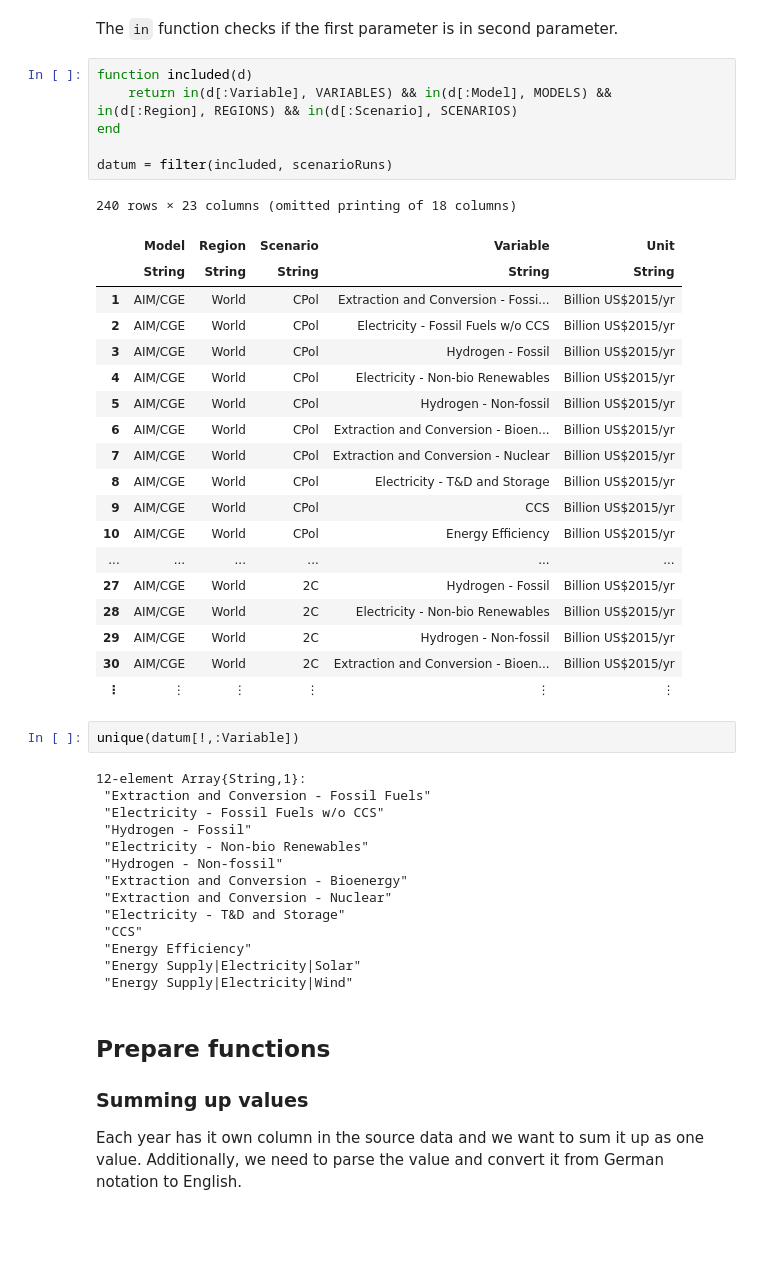
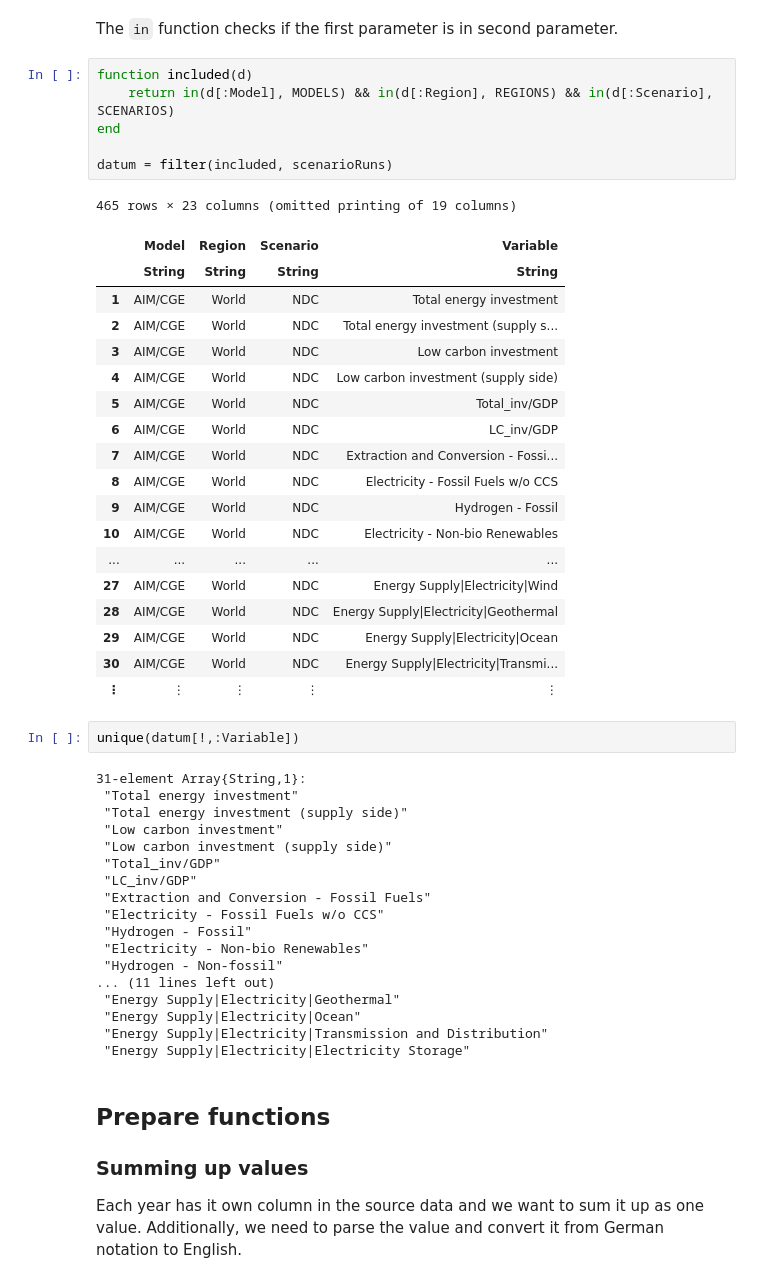
Before and after one commit to SensesProject/investment-opportunities, a Jupyter notebook: data/Investment Opportunities and Alignment.ipynb, the cells around one changed output. Saved outputs shown, nothing was run; the diff lists cells and outputs as text; blank space fills up the shorter version.

```diff
--- a/data/Investment Opportunities and Alignment.ipynb
+++ b/data/Investment Opportunities and Alignment.ipynb
@@ -234,46 +256,50 @@ After defining the valid values, we filter the runs by checking if each attribut
 The `in` function checks if the first parameter is in second parameter.
 # %%
 function included(d)
-    return in(d[:Variable], VARIABLES) && in(d[:Model], MODELS) && in(d[:Region], REGIONS) && in(d[:Scenario], SCENARIOS)
+    return in(d[:Model], MODELS) && in(d[:Region], REGIONS) && in(d[:Scenario], SCENARIOS)
 end
 
 datum = filter(included, scenarioRuns)
 # %% [output]
-240 rows × 23 columns (omitted printing of 18 columns)
+465 rows × 23 columns (omitted printing of 19 columns)
-|  | Model | Region | Scenario | Variable | Unit |
-|  | String | String | String | String | String |
-| 1 | AIM/CGE | World | CPol | Extraction and Conversion - Fossi... | Billion US$2015/yr |
-| 2 | AIM/CGE | World | CPol | Electricity - Fossil Fuels w/o CCS | Billion US$2015/yr |
-| 3 | AIM/CGE | World | CPol | Hydrogen - Fossil | Billion US$2015/yr |
-| 4 | AIM/CGE | World | CPol | Electricity - Non-bio Renewables | Billion US$2015/yr |
-| 5 | AIM/CGE | World | CPol | Hydrogen - Non-fossil | Billion US$2015/yr |
-| 6 | AIM/CGE | World | CPol | Extraction and Conversion - Bioen... | Billion US$2015/yr |
-| 7 | AIM/CGE | World | CPol | Extraction and Conversion - Nuclear | Billion US$2015/yr |
-| 8 | AIM/CGE | World | CPol | Electricity - T&D and Storage | Billion US$2015/yr |
-| 9 | AIM/CGE | World | CPol | CCS | Billion US$2015/yr |
-| 10 | AIM/CGE | World | CPol | Energy Efficiency | Billion US$2015/yr |
-| ... | ... | ... | ... | ... | ... |
-| 27 | AIM/CGE | World | 2C | Hydrogen - Fossil | Billion US$2015/yr |
-| 28 | AIM/CGE | World | 2C | Electricity - Non-bio Renewables | Billion US$2015/yr |
-| 29 | AIM/CGE | World | 2C | Hydrogen - Non-fossil | Billion US$2015/yr |
-| 30 | AIM/CGE | World | 2C | Extraction and Conversion - Bioen... | Billion US$2015/yr |
-| ⋮ | ⋮ | ⋮ | ⋮ | ⋮ | ⋮ |
+|  | Model | Region | Scenario | Variable |
+|  | String | String | String | String |
+| 1 | AIM/CGE | World | NDC | Total energy investment |
+| 2 | AIM/CGE | World | NDC | Total energy investment (supply s... |
+| 3 | AIM/CGE | World | NDC | Low carbon investment |
+| 4 | AIM/CGE | World | NDC | Low carbon investment (supply side) |
+| 5 | AIM/CGE | World | NDC | Total_inv/GDP |
+| 6 | AIM/CGE | World | NDC | LC_inv/GDP |
+| 7 | AIM/CGE | World | NDC | Extraction and Conversion - Fossi... |
+| 8 | AIM/CGE | World | NDC | Electricity - Fossil Fuels w/o CCS |
+| 9 | AIM/CGE | World | NDC | Hydrogen - Fossil |
+| 10 | AIM/CGE | World | NDC | Electricity - Non-bio Renewables |
+| ... | ... | ... | ... | ... |
+| 27 | AIM/CGE | World | NDC | Energy Supply|Electricity|Wind |
+| 28 | AIM/CGE | World | NDC | Energy Supply|Electricity|Geothermal |
+| 29 | AIM/CGE | World | NDC | Energy Supply|Electricity|Ocean |
+| 30 | AIM/CGE | World | NDC | Energy Supply|Electricity|Transmi... |
+| ⋮ | ⋮ | ⋮ | ⋮ | ⋮ |
 # %%
 unique(datum[!,:Variable])
 # %% [output]
-12-element Array{String,1}:
+31-element Array{String,1}:
+ "Total energy investment"
+ "Total energy investment (supply side)"
+ "Low carbon investment"
+ "Low carbon investment (supply side)"
+ "Total_inv/GDP"
+ "LC_inv/GDP"
  "Extraction and Conversion - Fossil Fuels"
  "Electricity - Fossil Fuels w/o CCS"
  "Hydrogen - Fossil"
  "Electricity - Non-bio Renewables"
  "Hydrogen - Non-fossil"
- "Extraction and Conversion - Bioenergy"
- "Extraction and Conversion - Nuclear"
- "Electricity - T&D and Storage"
- "CCS"
- "Energy Efficiency"
- "Energy Supply|Electricity|Solar"
- "Energy Supply|Electricity|Wind"
+... (11 lines left out)
+ "Energy Supply|Electricity|Geothermal"
+ "Energy Supply|Electricity|Ocean"
+ "Energy Supply|Electricity|Transmission and Distribution"
+ "Energy Supply|Electricity|Electricity Storage"
 # %% [markdown]
 ## Prepare functions
 
```
Also changed, not shown: parts of 10 cells of this notebook, 14 other files.
